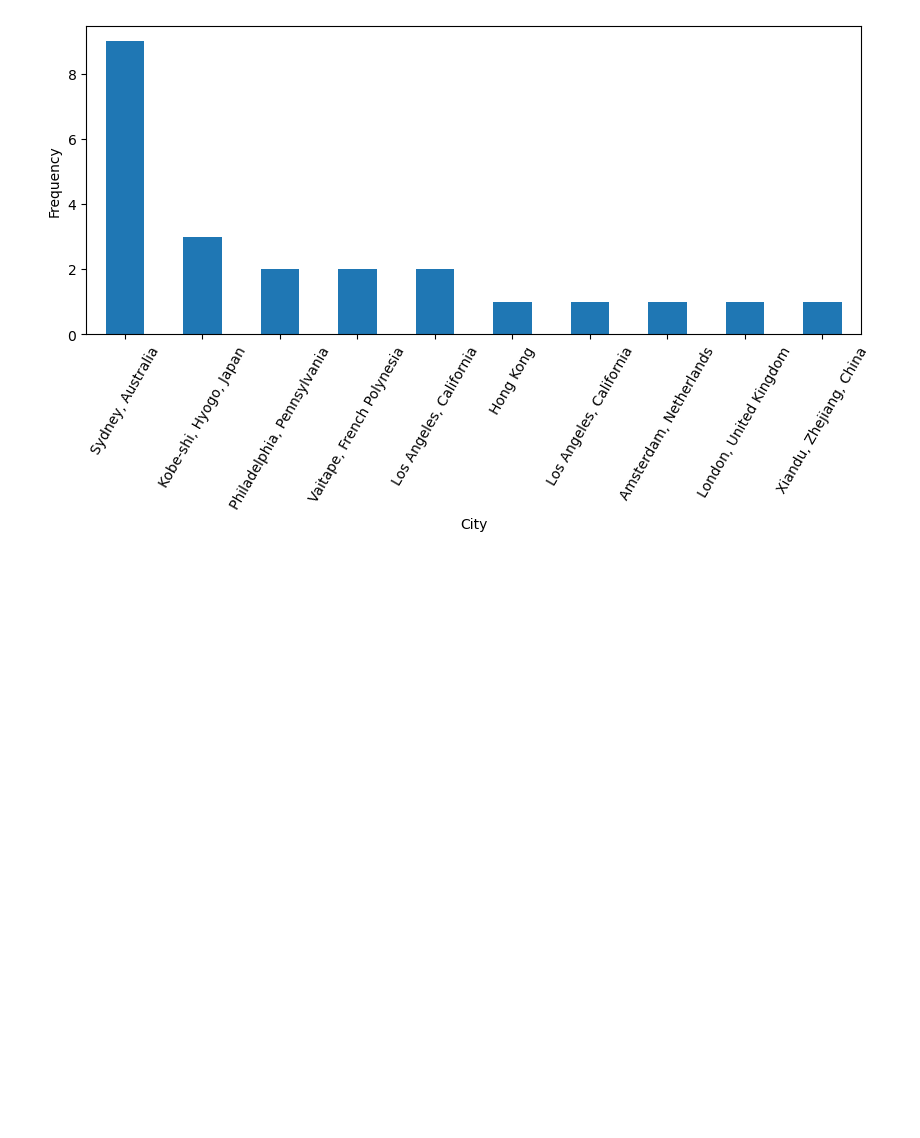
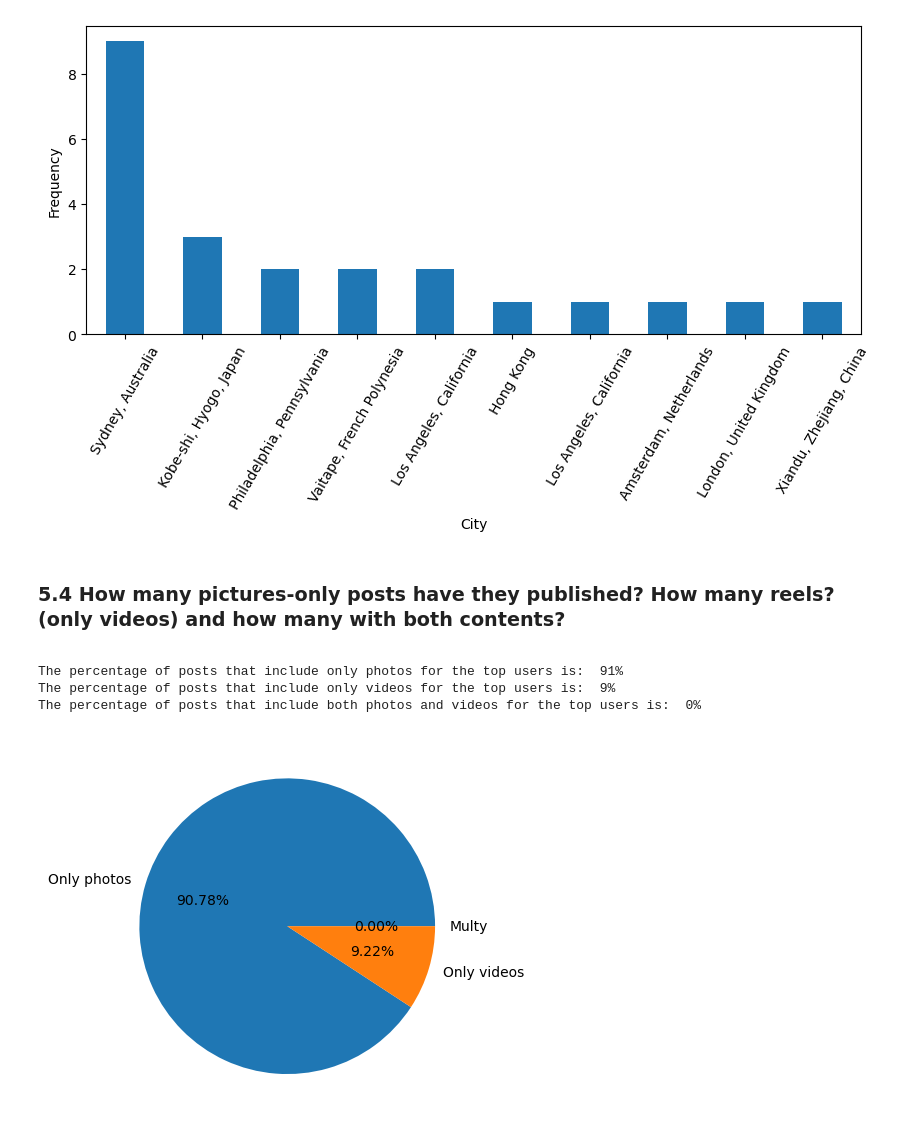
Before and after one commit to sim2000dg/adm_hw2-group30, a Jupyter notebook: Homework2_30thGroup.ipynb, the cells around one changed output. Cells and saved outputs as stored; diff of their text form; code cells hidden in the pictures; blank space fills up the shorter version.

```diff
--- a/Homework2_30thGroup.ipynb
+++ b/Homework2_30thGroup.ipynb
@@ -761,3 +782,23 @@ plt.ylabel("Frequency")
 plt.show()
 # %% [output]
 [figure]
+# %% [markdown]
+### 5.4 How many pictures-only posts have they published? How many reels? (only videos) and how many with both contents?
+<a id = "rq5.4"></a>
+# %%
+top = top_n_users_followers(10)
+perc_photos = top[top["post_type"] == 1].shape[0] / top.shape[0]
+perc_only_videos = top[top["post_type"] == 2].shape[0] / top.shape[0]
+perc_multy = top[top["post_type"] == 3].shape[0] / top.shape[0]
+print("The percentage of posts that include only photos for the top users is: ", str(round(perc_photos*100))+"%")
+print("The percentage of posts that include only videos for the top users is: ", str(round(perc_only_videos*100))+"%")
+print("The percentage of posts that include both photos and videos for the top users is: ", str(round(perc_multy*100))+"%")
+y = np.array([perc_photos, perc_only_videos, perc_multy])
+mylabels = ["Only photos", "Only videos", "Multy"]
+plt.pie(y, labels=mylabels, autopct='%1.2f%%')
+plt.show()
+# %% [output]
+The percentage of posts that include only photos for the top users is:  91%
+The percentage of posts that include only videos for the top users is:  9%
+The percentage of posts that include both photos and videos for the top users is:  0%
+[figure, added]
```
Also changed, not shown: parts of 51 cells of this notebook, 2 other files.
